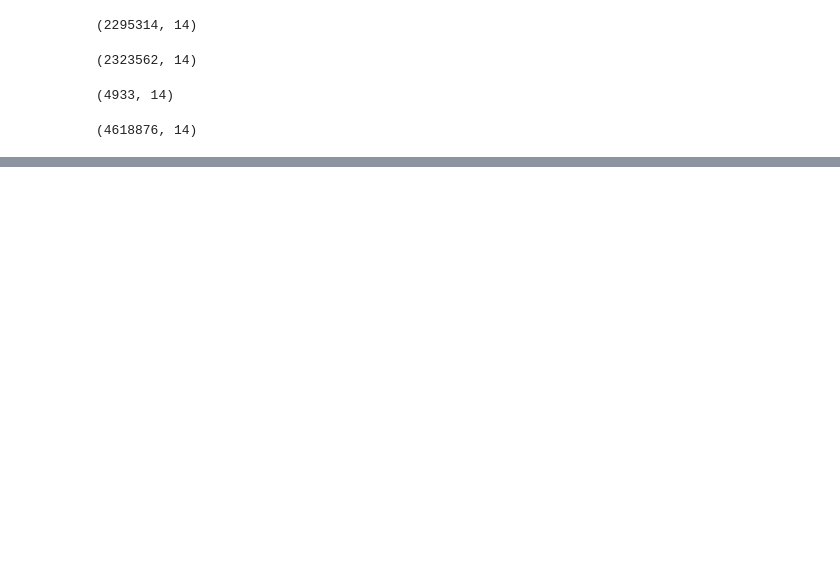
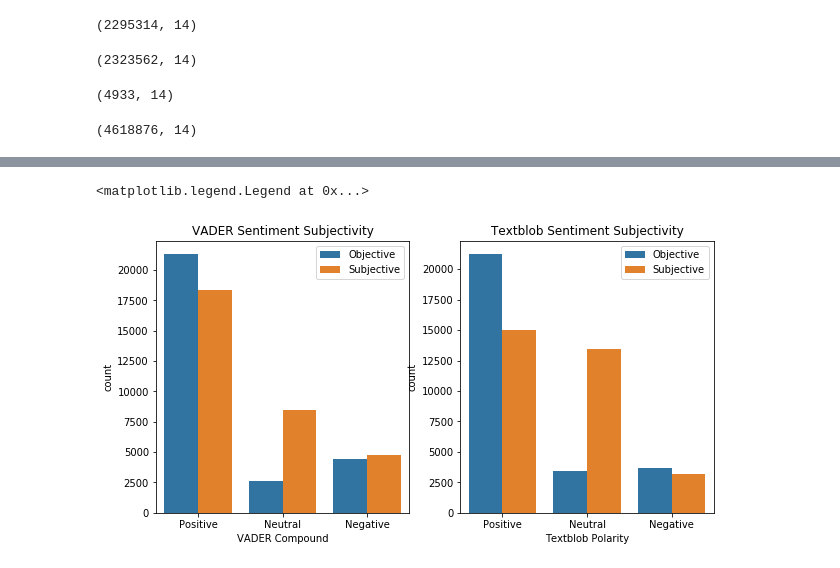
Before and after one commit to marinathomas/SentimentAnalysisHN, a Jupyter notebook: 2017.ipynb, the cells around one changed output, grey strips where cells are left out. Saved outputs shown, nothing was run; the diff lists cells and outputs as text; code cells hidden in the pictures; blank space fills up the shorter version.

```diff
--- a/2017.ipynb
+++ b/2017.ipynb
@@ -94,0 +238,22 @@ print(comments_2017.shape)
+# %%
+comments_2017['vader_sentiment_label'] = comments_2017.apply(lambda x:  'Positive' if x['compound'] > .05  else 'Negative' if x['compound'] < -.05 else 'Neutral' ,axis=1)
+comments_2017['textblob_sentiment_label'] = comments_2017.apply(lambda x:  'Positive' if x['polarity'] > .05  else 'Negative' if x['polarity'] < -.05 else 'Neutral' ,axis=1)
+comments_2017['textblob_subjectivity_label'] = comments_2017.apply(lambda x:  'Subjective' if x['subjectivity'] >= .5  else 'Objective' ,axis=1)
+# %%
+import seaborn as sns
+#sns.set(style="darkgrid")
+fig, ax =plt.subplots(1,2)
+fig.set_size_inches(10,5)
+
+vax = sns.countplot(x="vader_sentiment_label",hue="textblob_subjectivity_label", data=comments_2017, ax=ax[0])
+vax.set_title('VADER Sentiment Subjectivity')
+vax.set_xlabel('VADER Compound')
+vax.legend(['Objective','Subjective'])
+
+tax = sns.countplot(x="textblob_sentiment_label",hue="textblob_subjectivity_label", data=comments_2017, ax=ax[1])
+tax.set_title('Textblob Sentiment Subjectivity')
+tax.set_xlabel('Textblob Polarity')
+tax.legend(['Objective','Subjective'])
+# %% [output]
+<matplotlib.legend.Legend at 0x...>
+[figure, added]
```
Also changed, not shown: parts of 43 cells of this notebook.
